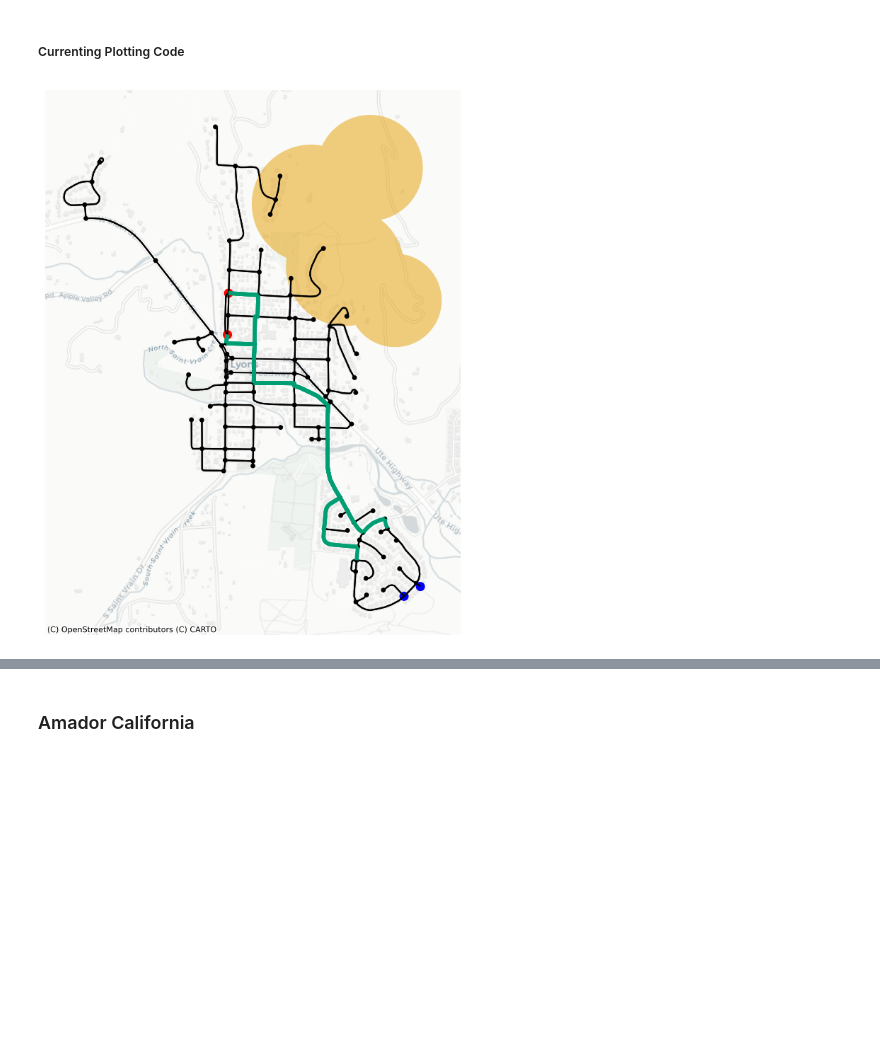
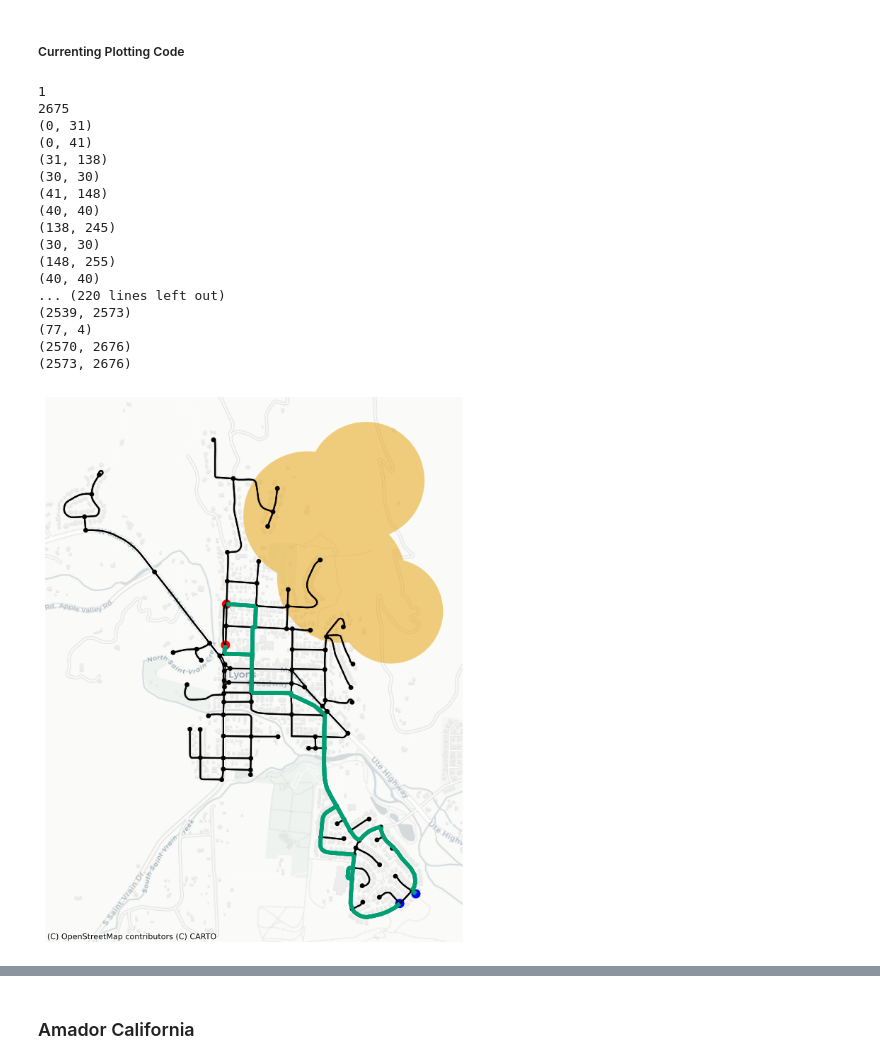
Before and after one commit to DillWithIt77/Fire_Evac_F22, a Jupyter notebook: Real-world Testing.ipynb, the cells around one changed output, grey strips where cells are left out. Drawn from its saved outputs; the diff is of its cells as text; code cells hidden in the pictures; blank space fills up the shorter version.

```diff
--- a/Real-world Testing.ipynb
+++ b/Real-world Testing.ipynb
@@ -488,7 +488,7 @@ def det_num_int(G, pop, fire_origin_radii, **kwargs):
             flow_value, flow_dict = nx.maximum_flow(s_t_ten.copy(), 0, max(list(s_t_ten.copy().nodes)),capacity = 'upper',flow_func = shortest_augmenting_path)
             break;
         else:
-            ten = time_expand_with_removal_dyn(G, prev_ten, time_int_len, prev_num_time_ints,num_time_ints, removed_nodes_mat = rmvd_nodes_mat,edge_distance_mat = edge_dist_mat)
+            ten = time_expand_with_removal_dyn(G, prev_ten, time_int_len, prev_num_time_ints, num_time_ints, removed_nodes_mat = rmvd_nodes_mat,edge_distance_mat = edge_dist_mat)
             # ten = time_expand_with_removal(G, time_int_len,num_time_ints, removed_nodes_mat, removed_edges_mat)
             # print('number orig ten nodes: ',len(ten.nodes))
             s_t_ten = add_s_t(G, ten, num_time_ints, removed_nodes_mat = rmvd_nodes_mat)
@@ -506,11 +506,11 @@ def det_num_int(G, pop, fire_origin_radii, **kwargs):
     if unsafe:
         ints = num_time_ints
     else:
-        ints = num_time_ints - 1
+        ints = num_time_ints - step_size
 
     print('Construct Colored Time Expanded Network')
     full_ten_temp = time_expand_with_removal_dyn(G, nx.DiGraph(), time_int_len, 0, ints)
-    full_ten = add_s_t(G,full_ten_temp, num_time_ints-1)
+    full_ten = add_s_t(G,full_ten_temp, ints-step_size)
     start = time.time()
     colored_max_flow_ten = color_max_flow(s_t_ten,flow_dict)
     end = time.time()
@@ -523,7 +523,7 @@ def det_num_int(G, pop, fire_origin_radii, **kwargs):
     # colors = [colored_max_flow_ten[u][v]['color'] for u,v in colored_max_flow_ten.edges]
     # nx.draw(colored_max_flow_ten, pos, edge_color=colors,with_labels = True)
 
-    return (num_time_ints-1, flow_value, flow_dict, colored_max_flow_ten, full_ten, rmvd_nodes_mat, edge_dist_mat, fire_polygon_mat)
+    return (ints, flow_value, flow_dict, colored_max_flow_ten, full_ten, rmvd_nodes_mat, edge_dist_mat, fire_polygon_mat)
 # %% [markdown]
 # Original Path Recostruction Functions
 # %%
@@ -644,6 +644,8 @@ def flow_at_time_int(ten, flow_edges, G, end_time_int, **kwargs):
             orig_edge = tuple(orig_edge)
             if orig_edge in G.edges:
                 orig_edges.append(orig_edge)
+            elif (orig_edge[1],orig_edge[0]) in G.edges:
+                orig_edges.append((orig_edge[1],orig_edge[0]))
     return orig_edges
 # %% [markdown]
 # Update Evacuation Solution
@@ -745,12 +747,14 @@ def evac_update(full_ten_s_t, G, orig_removed_nodes_mat, orig_edge_dist_mat, ori
 
     ### get new predicted fire data
     new_rmvd_nodes_mat, new_edge_dist_mat, new_fire_poly_mat = create_fire_mat(G, fire_origin_radii, time_horizon, [], [], [],
-                                                                              state_time_int = fire_time_int)
+                                                                              start_time_int = fire_time_int)
 
     ### update fire data at correct spots in original array
-    comb_rmvd_nodes_mat = orig_removed_nodes_mat[fire_time_int:] + new_rmvd_nodes_mat
-    comb_edge_dist_mat = orig_edge_dist_mat[fire_time_int:] + new_edge_dist_mat
-    comb_fire_poly_mat = orig_fire_poly_mat[fire_time_int:] + new_fire_poly_mat
+    comb_rmvd_nodes_mat = orig_removed_nodes_mat[:fire_time_int] + new_rmvd_nodes_mat
+    comb_edge_dist_mat = orig_edge_dist_mat[:fire_time_int] + new_edge_dist_mat
+    # print(len(orig_fire_poly_mat[:fire_time_int]))
+    # print(len(new_fire_poly_mat))
+    comb_fire_poly_mat = orig_fire_poly_mat[:fire_time_int] + new_fire_poly_mat
 
     ### recreate just ten that changes
     part_ten = update_ten(full_ten_copy, G, comb_rmvd_nodes_mat, comb_edge_dist_mat, time_int_update, time_horizon, time_int_size, flow_dict)
@@ -1006,8 +1047,8 @@ ax.set_facecolor('white')
 # %% [markdown]
 ##### Currenting Plotting Code
 # %%
-end_time_int = 20
-
+end_time_int = 24
+orig_graph = G
 ##### for orignal evac plan plots
 fire = fire_poly_mat
 flow_graph = ten_s_t_flow
@@ -1017,52 +1058,69 @@ flow_graph = ten_s_t_flow
 # flow_graph = colored_max_flow_ten_merg
 
 ####get data for plotting
-orig_nodes_len =len(G.nodes)
+orig_nodes_len =len(orig_graph.nodes)
 flow_edges = [(x[0],x[1]) for x in flow_graph.edges(data = True) if flow_graph[x[0]][x[1]]['color'] == (1,0,0)]
 flow_edges.sort(key=lambda tup: tup[0])
-orig_flow_edges = flow_at_time_int(flow_graph, flow_edges, G, end_time_int)
+orig_flow_edges = flow_at_time_int(flow_graph, flow_edges, orig_graph, end_time_int+1)
 # flow_colors = ['#009E73' if (x,y) in orig_flow_edges else 'black' for x,y,z in G.edges(data=True)]
 #pink '#0072B2'
 #light blue '#CC79A7'
-sup_dem_colors=['blue' if y['sup_dem'] < 0 else 'red' if y['sup_dem'] > 0 else 'black' for x,y in G.nodes(data=True)]
-size =[ 70 if y['sup_dem'] != 0 else 15 for x,y in G.nodes(data=True)]
+sup_dem_colors=['blue' if y['sup_dem'] < 0 else 'red' if y['sup_dem'] > 0 else 'black' for x,y in orig_graph.nodes(data=True)]
+size =[ 70 if y['sup_dem'] != 0 else 15 for x,y in orig_graph.nodes(data=True)]
 
 
 ####transform orignal graph data for plotting purposes
-gdf_nodes = ox.utils_graph.graph_to_gdfs(G, nodes=True, edges=False, node_geometry=True, fill_edge_geometry=True)
+gdf_nodes = ox.utils_graph.graph_to_gdfs(orig_graph, nodes=True, edges=False, node_geometry=True, fill_edge_geometry=True)
 orig_crs = gdf_nodes.crs
 gwm_nodes = gdf_nodes.to_crs(epsg=3857)
-gdf_edges = ox.utils_graph.graph_to_gdfs(G, nodes=False, edges=True, node_geometry=True, fill_edge_geometry=True)
+gdf_edges = ox.utils_graph.graph_to_gdfs(orig_graph, nodes=False, edges=True, node_geometry=True, fill_edge_geometry=True)
 gwm_edges = gdf_edges.to_crs(epsg=3857)
 
 ####plot everything
 ax = gwm_edges.plot(figsize=(10, 10), alpha=1, edgecolor = 'k')
 
 for edge in orig_flow_edges:
     gdf_selected_edge = gwm_edges[gwm_edges.index.isin([edge])]
     gdf_selected_edge.plot(ax=ax, color='#009E73', linewidth=4)
 
 if fire[end_time_int].geom_type == 'Polygon':
     ext = gpd.GeoSeries(fire[end_time_int])
     ext.crs = orig_crs
     gdf = gpd.GeoDataFrame(geometry=ext).to_crs(epsg=3857)
     x,y = Polygon(gdf['geometry'].iloc[0]).exterior.xy
     ax.fill(x,y,'#E69F00', alpha = 0.5)
 else:
     for geom in fire[end_time_int].geoms:
         ext = gpd.GeoSeries(geom)
         ext.crs = orig_crs
         gdf = gpd.GeoDataFrame(geometry=ext).to_crs(epsg=3857)
         xs, ys = Polygon(gdf['geometry'].iloc[0]).exterior.xy
         ax.fill(xs, ys, alpha=0.5, fc='#E69F00', ec='none')
 
 
 gwm_nodes.plot(figsize=(10, 10), alpha=1, color = [sup_dem_colors[node] for node in gwm_nodes.index],
                markersize = [size[node] for node in gwm_nodes.index] ,ax=ax)
 cx.add_basemap(ax, source = cx.providers.CartoDB.Positron)
 
 ax.axis('off')
-# plt.savefig('lyons_orig_time_int_7.png')
+# plt.savefig('lyons_original_plan.png')
 plt.show()
 # %% [output]
+1
+2675
+(0, 31)
+(0, 41)
+(31, 138)
+(30, 30)
+(41, 148)
+(40, 40)
+(138, 245)
+(30, 30)
+(148, 255)
+(40, 40)
+... (220 lines left out)
+(2539, 2573)
+(77, 4)
+(2570, 2676)
+(2573, 2676)
-[figure, old version]
+[figure, new version]
```
Also changed, not shown: parts of 25 cells of this notebook, 7 other files.
